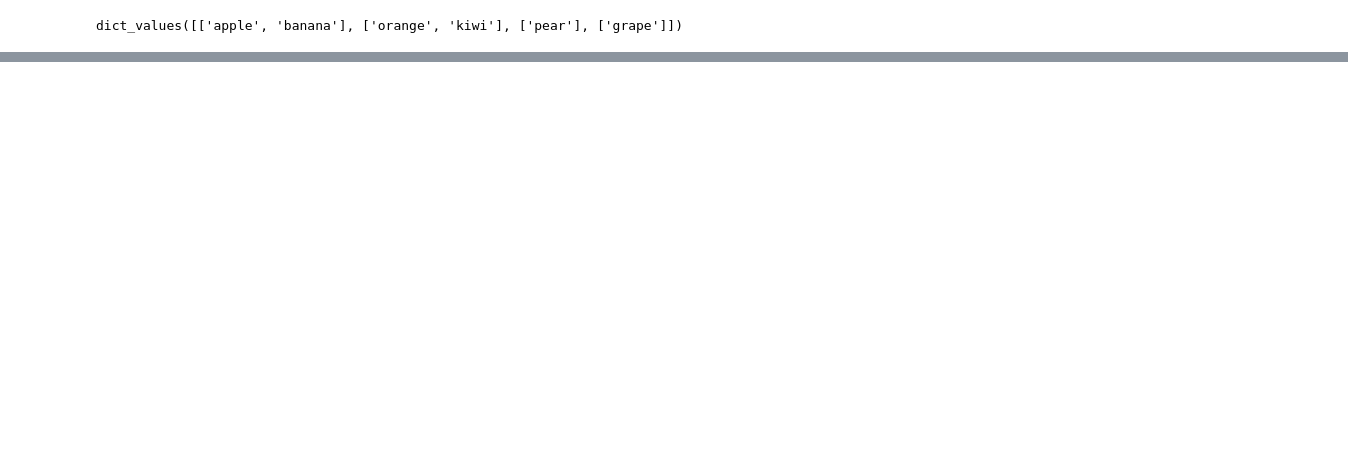
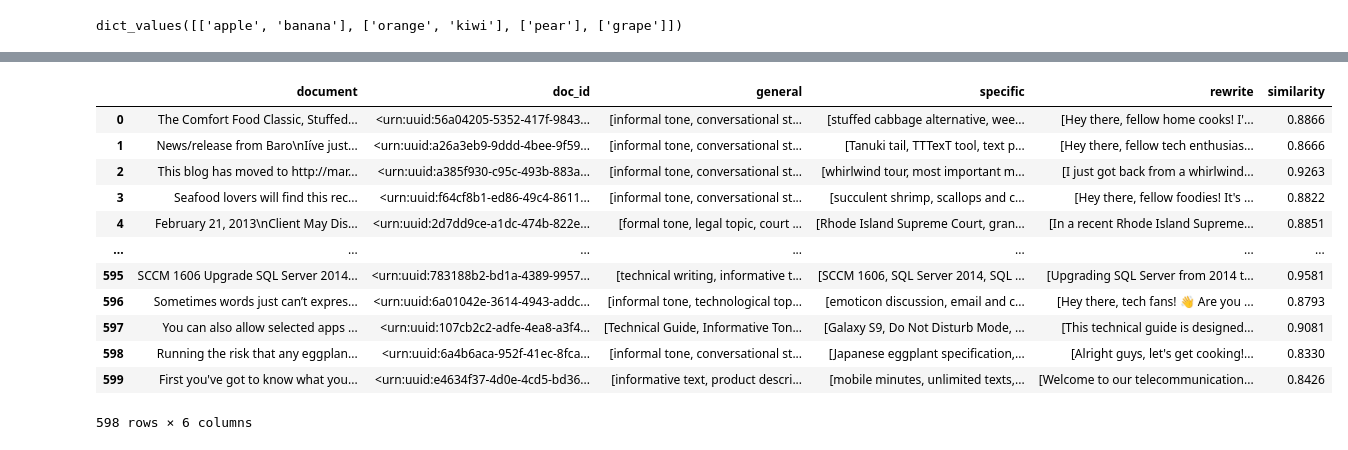
Before and after one commit to TurkuNLP/LLM_document_descriptors, a Jupyter notebook: notebooks/sandbox.ipynb, the cells around one changed output, grey strips where cells are left out. Drawn from its saved outputs; the diff is of its cells as text; code cells hidden in the pictures; blank space fills up the shorter version.

```diff
--- a/notebooks/sandbox.ipynb
+++ b/notebooks/sandbox.ipynb
@@ -165,3 +173,24 @@ list_of_lists = group_dict.values()
 print(list_of_lists)
 # %% [output]
 dict_values([['apple', 'banana'], ['orange', 'kiwi'], ['pear'], ['grape']])
+# %%
+import pandas as pd
+
+def read_jsonl(file_path):
+    with open(file_path, 'r') as file:
+        return [json.loads(line) for line in file]
+
+# Read the JSONL files
+blog_sample = read_jsonl('../blog_sample.jsonl')
+sports_news_sample = read_jsonl('../sports-news_sample.jsonl')
+step_by_step_sample = read_jsonl('../step-by-step_sample.jsonl')
+
+# Convert lists to DataFrames
+blog_df = pd.DataFrame(blog_sample)
+sports_news_df = pd.DataFrame(sports_news_sample)
+step_by_step_df = pd.DataFrame(step_by_step_sample)
+
+# Combine the DataFrames
+combined_df = pd.concat([blog_df, sports_news_df, step_by_step_df], ignore_index=True)
+
+combined_df.head()
@@ -167,0 +204,18 @@ dict_values([['apple', 'banana'], ['orange', 'kiwi'], ['pear'], ['grape']])
+# %%
+# Drop duplicates based on the 'doc_id' column
+combined_df = combined_df.drop_duplicates(subset='doc_id')
+combined_df
+# %% [output]
+|  | document | doc_id | general | specific | rewrite | similarity |
+| 0 | The Comfort Food Classic, Stuffed... | <urn:uuid:56a04205-5352-417f-9843... | [informal tone, conversational st... | [stuffed cabbage alternative, wee... | [Hey there, fellow home cooks! I'... | 0.8866 |
+| 1 | News/release from Baro\nIíve just... | <urn:uuid:a26a3eb9-9ddd-4bee-9f59... | [informal tone, conversational st... | [Tanuki tail, TTTexT tool, text p... | [Hey there, fellow tech enthusias... | 0.8666 |
+| 2 | This blog has moved to http://mar... | <urn:uuid:a385f930-c95c-493b-883a... | [informal tone, conversational st... | [whirlwind tour, most important m... | [I just got back from a whirlwind... | 0.9263 |
+| 3 | Seafood lovers will find this rec... | <urn:uuid:f64cf8b1-ed86-49c4-8611... | [informal tone, conversational st... | [succulent shrimp, scallops and c... | [Hey there, fellow foodies! It's ... | 0.8822 |
+| 4 | February 21, 2013\nClient May Dis... | <urn:uuid:2d7dd9ce-a1dc-474b-822e... | [formal tone, legal topic, court ... | [Rhode Island Supreme Court, gran... | [In a recent Rhode Island Supreme... | 0.8851 |
+| ... | ... | ... | ... | ... | ... | ... |
+| 595 | SCCM 1606 Upgrade SQL Server 2014... | <urn:uuid:783188b2-bd1a-4389-9957... | [technical writing, informative t... | [SCCM 1606, SQL Server 2014, SQL ... | [Upgrading SQL Server from 2014 t... | 0.9581 |
+| 596 | Sometimes words just can’t expres... | <urn:uuid:6a01042e-3614-4943-addc... | [informal tone, technological top... | [emoticon discussion, email and c... | [Hey there, tech fans! 👋 Are you ... | 0.8793 |
+| 597 | You can also allow selected apps ... | <urn:uuid:107cb2c2-adfe-4ea8-a3f4... | [Technical Guide, Informative Ton... | [Galaxy S9, Do Not Disturb Mode, ... | [This technical guide is designed... | 0.9081 |
+| 598 | Running the risk that any eggplan... | <urn:uuid:6a4b6aca-952f-41ec-8fca... | [informal tone, conversational st... | [Japanese eggplant specification,... | [Alright guys, let's get cooking!... | 0.8330 |
+| 599 | First you've got to know what you... | <urn:uuid:e4634f37-4d0e-4cd5-bd36... | [informative text, product descri... | [mobile minutes, unlimited texts,... | [Welcome to our telecommunication... | 0.8426 |
+598 rows × 6 columns
```
Also changed, not shown: parts of 17 cells of this notebook, 1 other file.
